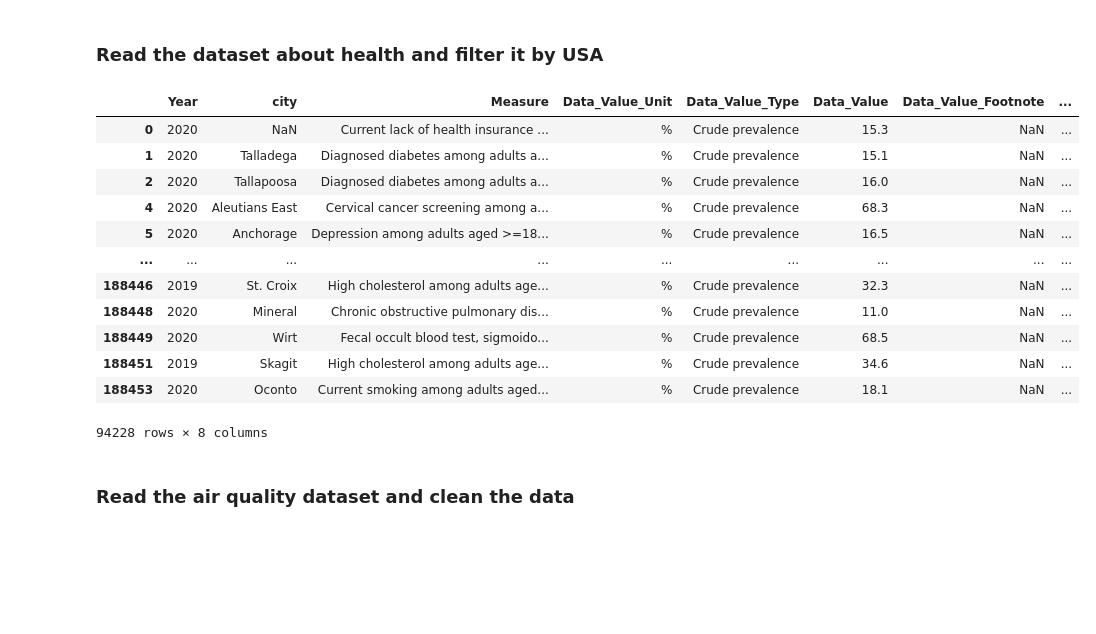
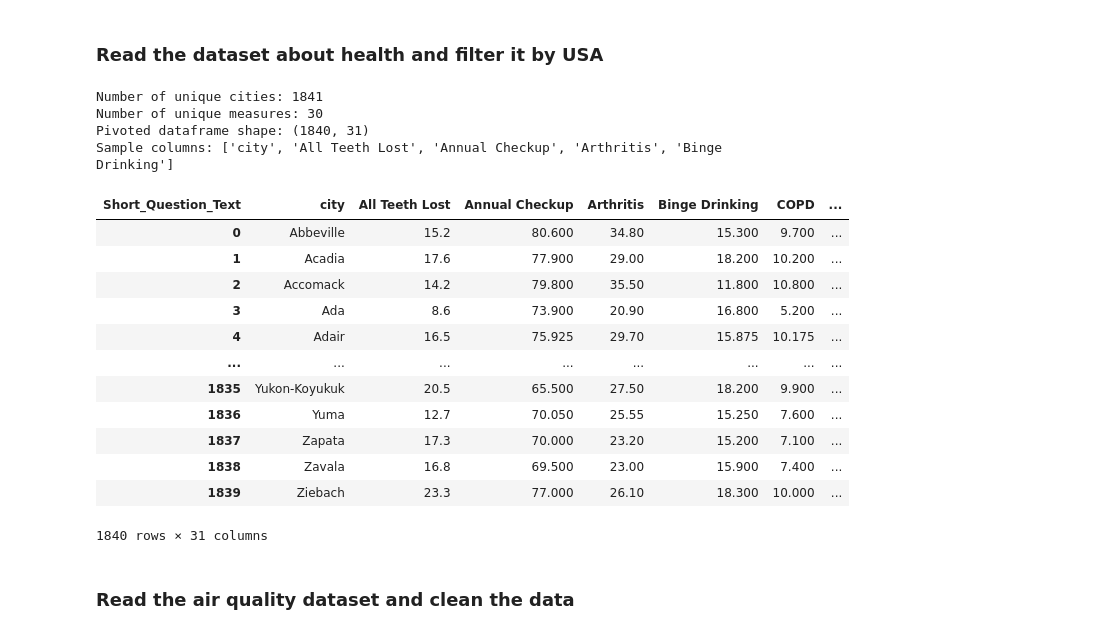
Before and after one commit to filoooooonov/pse-project, a Jupyter notebook: project.ipynb, the cells around one changed output. Saved outputs shown, nothing was run; the diff lists cells and outputs as text; code cells hidden in the pictures; blank space fills up the shorter version.

```diff
--- a/project.ipynb
+++ b/project.ipynb
@@ -7,30 +7,57 @@ import numpy as np
 # %%
 df = pd.read_csv("PLACES_Local_Data_for_Better_Health_County_Data_2022_release_20250320.csv")
 
 df = df[df["Data_Value_Type"].str.contains("Crude", na=False)]
 
 
 # Rename the city column
 df = df.rename(columns={"LocationName": "city"})
 
 
 # Drop unnecessary columns
 df = df.drop(['StateAbbr', 'StateDesc', 'DataSource', 'Category', 'LocationID', 'CategoryID', 'DataValueTypeID', 'Geolocation', 'TotalPopulation', 'Low_Confidence_Limit', 'High_Confidence_Limit', 'Data_Value_Footnote_Symbol', 'MeasureId', 'Data_Value_Footnote' ], axis=1)
-df
+# First, let's identify the unique cities and measures
+unique_cities = df['city'].unique()
+unique_measures = df['Short_Question_Text'].unique()
+
+print(f"Number of unique cities: {len(unique_cities)}")
+print(f"Number of unique measures: {len(unique_measures)}")
+
+# Create a pivot table with cities as index and measures as columns
+new_df = df.pivot_table(
+    index='city',
+    columns='Short_Question_Text',
+    values='Data_Value',
+    aggfunc='mean'  # Use mean if there are duplicate entries
+)
+
+# Reset the index to make 'city' a column again
+new_df = new_df.reset_index()
+
+# Print info about the new dataframe
+print(f"Pivoted dataframe shape: {new_df.shape}")
+print("Sample columns:", new_df.columns[:5].tolist())
+
+# Display the first few rows
+new_df
 # %% [output]
+Number of unique cities: 1841
+Number of unique measures: 30
+Pivoted dataframe shape: (1840, 31)
+Sample columns: ['city', 'All Teeth Lost', 'Annual Checkup', 'Arthritis', 'Binge Drinking']
-|  | Year | city | Measure | Data_Value_Unit | Data_Value_Type | Data_Value | Data_Value_Footnote | ... |
-| 0 | 2020 | NaN | Current lack of health insurance ... | % | Crude prevalence | 15.3 | NaN | ... |
-| 1 | 2020 | Talladega | Diagnosed diabetes among adults a... | % | Crude prevalence | 15.1 | NaN | ... |
-| 2 | 2020 | Tallapoosa | Diagnosed diabetes among adults a... | % | Crude prevalence | 16.0 | NaN | ... |
-| 4 | 2020 | Aleutians East | Cervical cancer screening among a... | % | Crude prevalence | 68.3 | NaN | ... |
-| 5 | 2020 | Anchorage | Depression among adults aged >=18... | % | Crude prevalence | 16.5 | NaN | ... |
-| ... | ... | ... | ... | ... | ... | ... | ... | ... |
-| 188446 | 2019 | St. Croix | High cholesterol among adults age... | % | Crude prevalence | 32.3 | NaN | ... |
-| 188448 | 2020 | Mineral | Chronic obstructive pulmonary dis... | % | Crude prevalence | 11.0 | NaN | ... |
-| 188449 | 2020 | Wirt | Fecal occult blood test, sigmoido... | % | Crude prevalence | 68.5 | NaN | ... |
-| 188451 | 2019 | Skagit | High cholesterol among adults age... | % | Crude prevalence | 34.6 | NaN | ... |
-| 188453 | 2020 | Oconto | Current smoking among adults aged... | % | Crude prevalence | 18.1 | NaN | ... |
+| Short_Question_Text | city | All Teeth Lost | Annual Checkup | Arthritis | Binge Drinking | COPD | ... |
+| 0 | Abbeville | 15.2 | 80.600 | 34.80 | 15.300 | 9.700 | ... |
+| 1 | Acadia | 17.6 | 77.900 | 29.00 | 18.200 | 10.200 | ... |
+| 2 | Accomack | 14.2 | 79.800 | 35.50 | 11.800 | 10.800 | ... |
+| 3 | Ada | 8.6 | 73.900 | 20.90 | 16.800 | 5.200 | ... |
+| 4 | Adair | 16.5 | 75.925 | 29.70 | 15.875 | 10.175 | ... |
+| ... | ... | ... | ... | ... | ... | ... | ... |
+| 1835 | Yukon-Koyukuk | 20.5 | 65.500 | 27.50 | 18.200 | 9.900 | ... |
+| 1836 | Yuma | 12.7 | 70.050 | 25.55 | 15.250 | 7.600 | ... |
+| 1837 | Zapata | 17.3 | 70.000 | 23.20 | 15.200 | 7.100 | ... |
+| 1838 | Zavala | 16.8 | 69.500 | 23.00 | 15.900 | 7.400 | ... |
+| 1839 | Ziebach | 23.3 | 77.000 | 26.10 | 18.300 | 10.000 | ... |
-94228 rows × 8 columns
+1840 rows × 31 columns
 # %% [markdown]
 ### Read the air quality dataset and clean the data
 # %%
```
Also changed, not shown: parts of 3 cells of this notebook, 2 other files.
